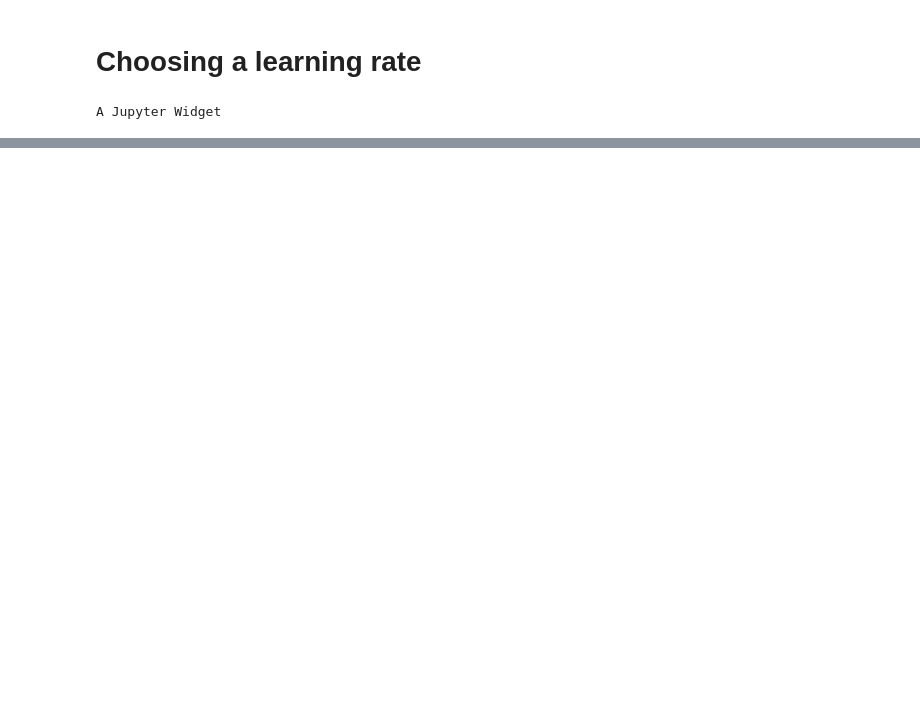
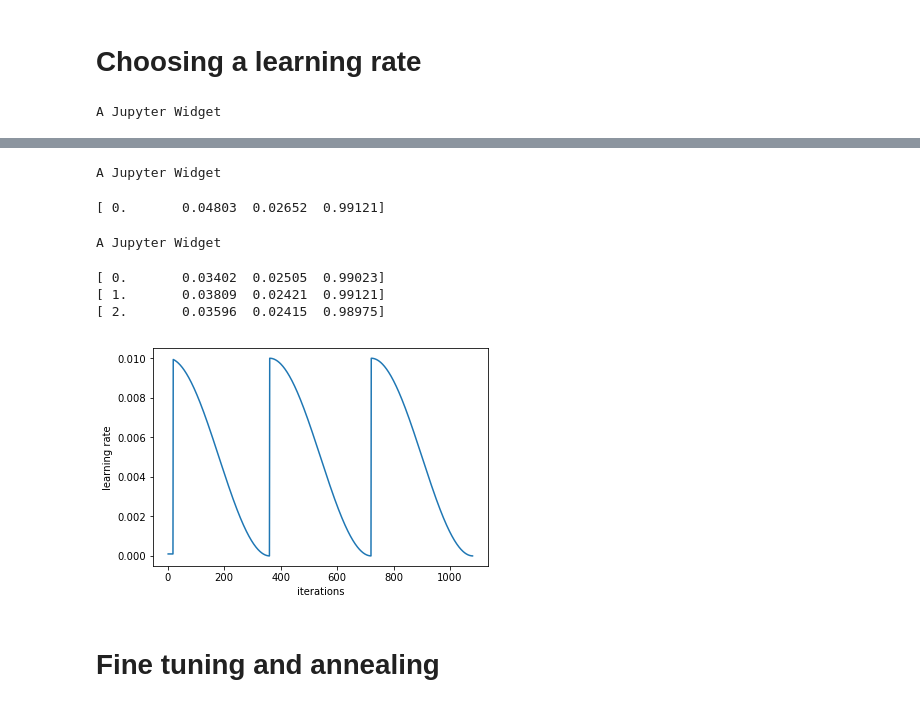
Before and after one commit to zaoyang/fastai, a Jupyter notebook: courses/dl1_redone/lesson1_redone.ipynb, the cells around one changed output, grey strips where cells are left out. Cells and saved outputs as stored; diff of their text form; code cells hidden in the pictures; blank space fills up the shorter version.

```diff
--- a/courses/dl1_redone/lesson1_redone.ipynb
+++ b/courses/dl1_redone/lesson1_redone.ipynb
@@ -256,0 +269,19 @@ learn.sched.plot()
+# %%
+data = ImageClassifierData.from_paths(PATH, tfms=tfms)
+learn = ConvLearner.pretrained(arch, data, precompute=True)
+learn.fit(1e-2, 1)
+learn.precompute=True
+learn.fit(1e-2, 3, cycle_len=1)
+learn.sched.plot_lr()
+learn.save('224_last_layer')
+learn.load('224_last_layer')
+# %% [output]
+A Jupyter Widget
+[ 0.       0.04803  0.02652  0.99121]
+A Jupyter Widget
+[ 0.       0.03402  0.02505  0.99023]
+[ 1.       0.03809  0.02421  0.99121]
+[ 2.       0.03596  0.02415  0.98975]
+[figure, added]
+# %% [markdown]
+# Fine tuning and annealing
```
Also changed, not shown: parts of 25 cells of this notebook.
